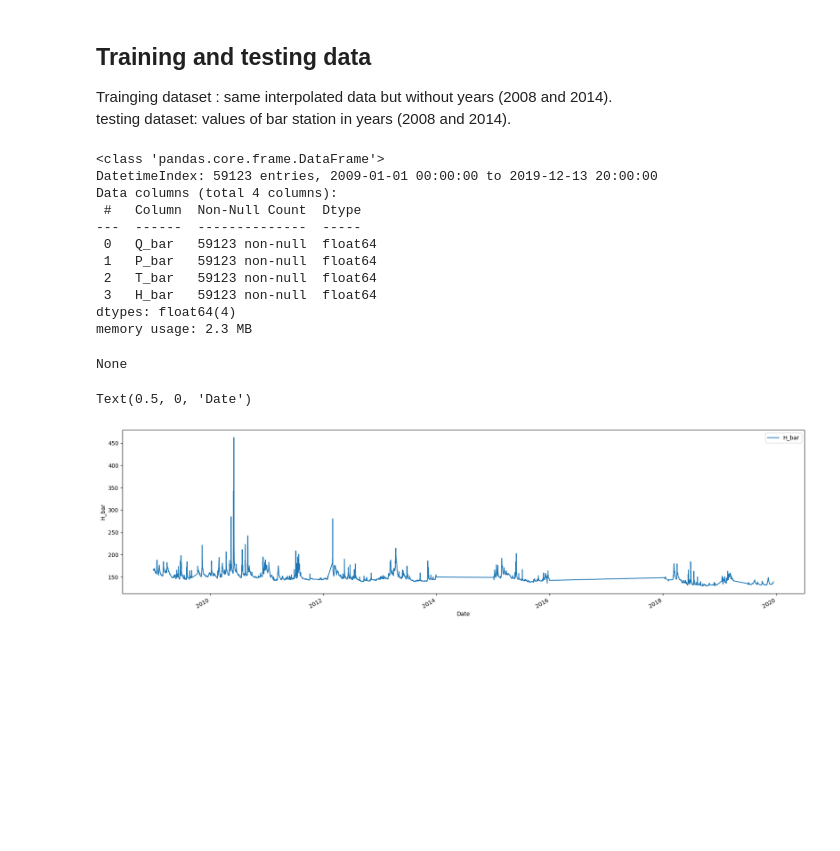
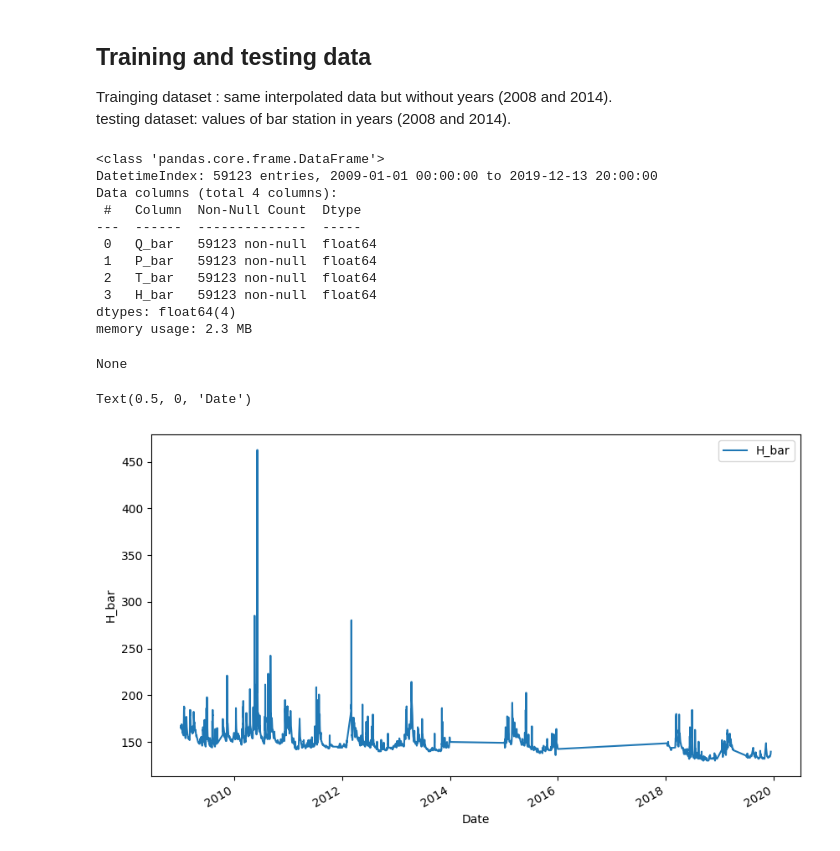
Before and after one commit to omardwahba/water_lvl_pred, a Jupyter notebook: Dataset/data_set_eplanation_and_explore.ipynb, the cells around one changed output. Cells and saved outputs as stored; diff of their text form; code cells hidden in the pictures; blank space fills up the shorter version.

```diff
--- a/Dataset/data_set_eplanation_and_explore.ipynb
+++ b/Dataset/data_set_eplanation_and_explore.ipynb
@@ -139,27 +139,27 @@ testing dataset: values of bar station in years (2008 and 2014).
 # %%
 train_data = simple_ds[(simple_ds.index >= "2009") & (simple_ds.index < "2014")]
 train_data = pd.concat([train_data, simple_ds[simple_ds.index >= "2015"]],ignore_index=False)
 display(train_data.info())
-train_data.plot(y='H_bar', figsize=(22,6))
+train_data.plot(y='H_bar', figsize=(10,6))
 train_data.to_csv('one_station_train_data.csv')
 # simple plot to verfiy the effect of filtering
 plt.ylabel(column)
 plt.xlabel('Date')
 # %% [output]
 <class 'pandas.core.frame.DataFrame'>
 DatetimeIndex: 59123 entries, 2009-01-01 00:00:00 to 2019-12-13 20:00:00
 Data columns (total 4 columns):
  #   Column  Non-Null Count  Dtype
 ---  ------  --------------  -----
  0   Q_bar   59123 non-null  float64
  1   P_bar   59123 non-null  float64
  2   T_bar   59123 non-null  float64
  3   H_bar   59123 non-null  float64
 dtypes: float64(4)
 memory usage: 2.3 MB
 None
 Text(0.5, 0, 'Date')
-[figure, old version]
+[figure, new version]
 # %%
 data_2008 = simple_ds["2008" : '2008-12-31']
 data_2014 = simple_ds["2014" : '2014-12-31']
```
Also changed, not shown: parts of 1 cell of this notebook, 25 other files.
